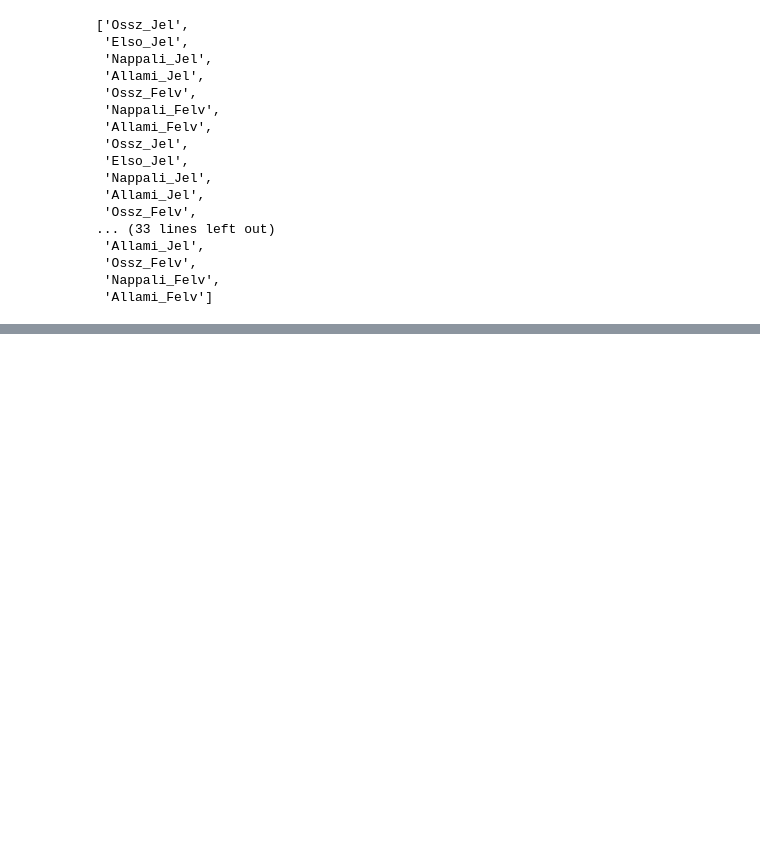
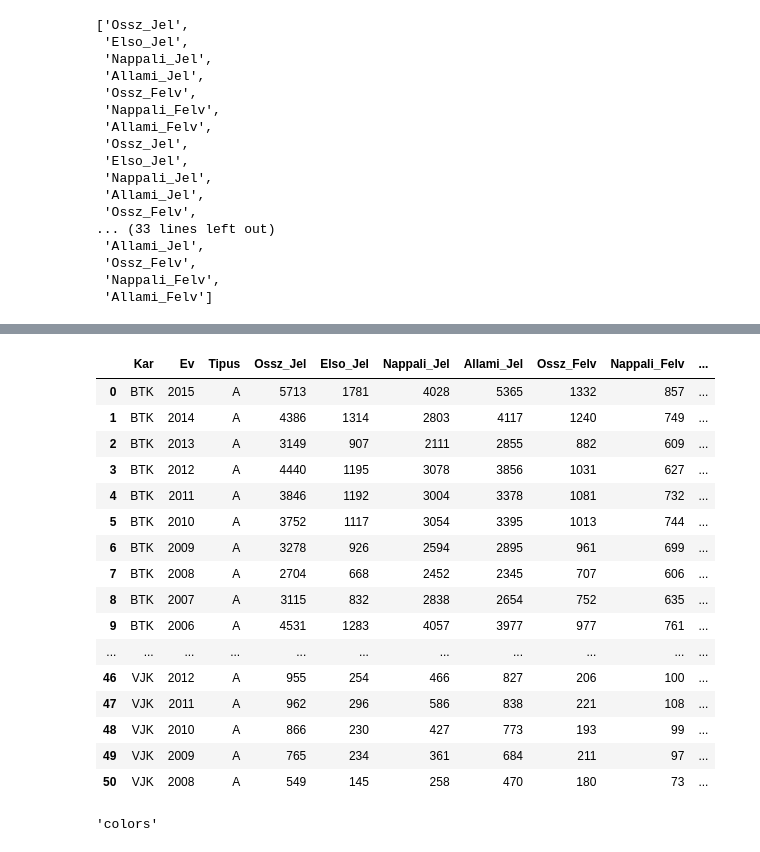
Before and after one commit to gurbanics/pytech-vis, a Jupyter notebook: notebooks/Bokeh Pazmany.ipynb, the cells around one changed output, grey strips where cells are left out. Saved outputs shown, nothing was run; the diff lists cells and outputs as text; code cells hidden in the pictures; blank space fills up the shorter version.

```diff
--- a/notebooks/Bokeh Pazmany.ipynb
+++ b/notebooks/Bokeh Pazmany.ipynb
@@ -262,0 +235,12 @@ ERROR:C:\Program Files\Anaconda\Anaconda\lib\site-packages\bokeh\core\validation
+# %%
+pont.figure = figure(title = "Maximum ponthatarok")
+
+pont.figure.quad(top=hist_btk, bottom=0, left=edges_btk[:-1], right=edges_btk[1:],
+        fill_color="red", line_color="#033649", legend = "BTK")
+pont.figure.quad(top=hist_itk, bottom=0, left=edges_btk[:-1], right=edges_btk[1:],
+        fill_color="green", line_color="#033649", legend = "ITK")
+pont.figure.quad(top=hist_jak, bottom=0, left=edges_btk[:-1], right=edges_btk[1:],
+        fill_color="orange", line_color="#033649", legend = "JAK")
+pont.figure.quad(top=hist_vjk, bottom=0, left=edges_btk[:-1], right=edges_btk[1:],
+        fill_color="blue", line_color="#033649", legend = "VJK")
+show(pont.figure)
@@ -262,0 +250,20 @@ ERROR:C:\Program Files\Anaconda\Anaconda\lib\site-packages\bokeh\core\validation
+# %%
+hist_btk, edges_btk = np.histogram(btk.Min_pontszam, density=False,
+                                   range = [min(pont.Min_pontszam), max(pont.Min_pontszam)], bins = 50)
+hist_itk, edges_itk = np.histogram(itk.Min_pontszam, density=False,
+                                   range = [min(pont.Min_pontszam), max(pont.Min_pontszam)], bins = 50)
+hist_vjk, edges_vjk = np.histogram(vjk.Min_pontszam, density=False,
+                                   range = [min(pont.Min_pontszam), max(pont.Min_pontszam)], bins = 50)
+hist_jak, edges_jak = np.histogram(jak.Min_pontszam, density=False,
+                                   range = [min(pont.Min_pontszam), max(pont.Min_pontszam)], bins = 50)
+pont.figure = figure(title = "Minimum ponthatarok")
+
+pont.figure.quad(top=hist_btk, bottom=0, left=edges_btk[:-1], right=edges_btk[1:],
+        fill_color="red", line_color="#033649", legend = "BTK")
+pont.figure.quad(top=hist_itk, bottom=0, left=edges_btk[:-1], right=edges_btk[1:],
+        fill_color="green", line_color="#033649", legend = "ITK")
+pont.figure.quad(top=hist_jak, bottom=0, left=edges_btk[:-1], right=edges_btk[1:],
+        fill_color="orange", line_color="#033649", legend = "JAK")
+pont.figure.quad(top=hist_vjk, bottom=0, left=edges_btk[:-1], right=edges_btk[1:],
+        fill_color="blue", line_color="#033649", legend = "VJK")
+show(pont.figure)
@@ -262,0 +291,21 @@ ERROR:C:\Program Files\Anaconda\Anaconda\lib\site-packages\bokeh\core\validation
+# %%
+## joining the tables
+joined = pd.merge(allamiak, pont, on = ["Ev", "Kar"])
+# %% [output]
+|  | Kar | Ev | Tipus | Ossz_Jel | Elso_Jel | Nappali_Jel | Allami_Jel | Ossz_Felv | Nappali_Felv | ... |
+| 0 | BTK | 2015 | A | 5713 | 1781 | 4028 | 5365 | 1332 | 857 | ... |
+| 1 | BTK | 2014 | A | 4386 | 1314 | 2803 | 4117 | 1240 | 749 | ... |
+| 2 | BTK | 2013 | A | 3149 | 907 | 2111 | 2855 | 882 | 609 | ... |
+| 3 | BTK | 2012 | A | 4440 | 1195 | 3078 | 3856 | 1031 | 627 | ... |
+| 4 | BTK | 2011 | A | 3846 | 1192 | 3004 | 3378 | 1081 | 732 | ... |
+| 5 | BTK | 2010 | A | 3752 | 1117 | 3054 | 3395 | 1013 | 744 | ... |
+| 6 | BTK | 2009 | A | 3278 | 926 | 2594 | 2895 | 961 | 699 | ... |
+| 7 | BTK | 2008 | A | 2704 | 668 | 2452 | 2345 | 707 | 606 | ... |
+| 8 | BTK | 2007 | A | 3115 | 832 | 2838 | 2654 | 752 | 635 | ... |
+| 9 | BTK | 2006 | A | 4531 | 1283 | 4057 | 3977 | 977 | 761 | ... |
+| ... | ... | ... | ... | ... | ... | ... | ... | ... | ... | ... |
+| 46 | VJK | 2012 | A | 955 | 254 | 466 | 827 | 206 | 100 | ... |
+| 47 | VJK | 2011 | A | 962 | 296 | 586 | 838 | 221 | 108 | ... |
+| 48 | VJK | 2010 | A | 866 | 230 | 427 | 773 | 193 | 99 | ... |
+| 49 | VJK | 2009 | A | 765 | 234 | 361 | 684 | 211 | 97 | ... |
+| 50 | VJK | 2008 | A | 549 | 145 | 258 | 470 | 180 | 73 | ... |
@@ -262,0 +314,4 @@ ERROR:C:\Program Files\Anaconda\Anaconda\lib\site-packages\bokeh\core\validation
+# %%
+joined.add(np.repeat(["red", "green", "orange", "blue"], 15)[0:53], name="colors")
+# %% [output]
+'colors'
```
Also changed, not shown: parts of 21 cells of this notebook, 2 other files.
